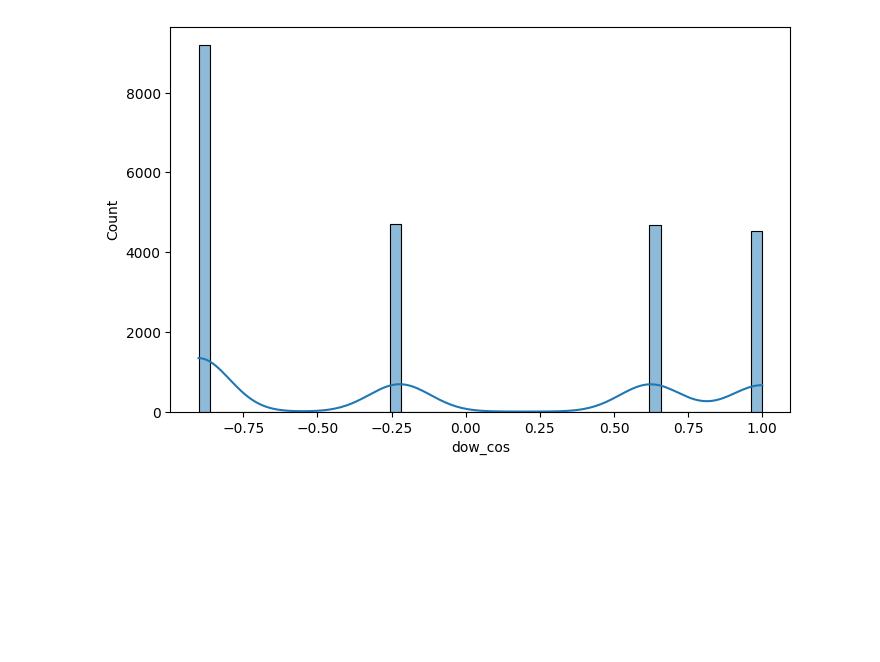
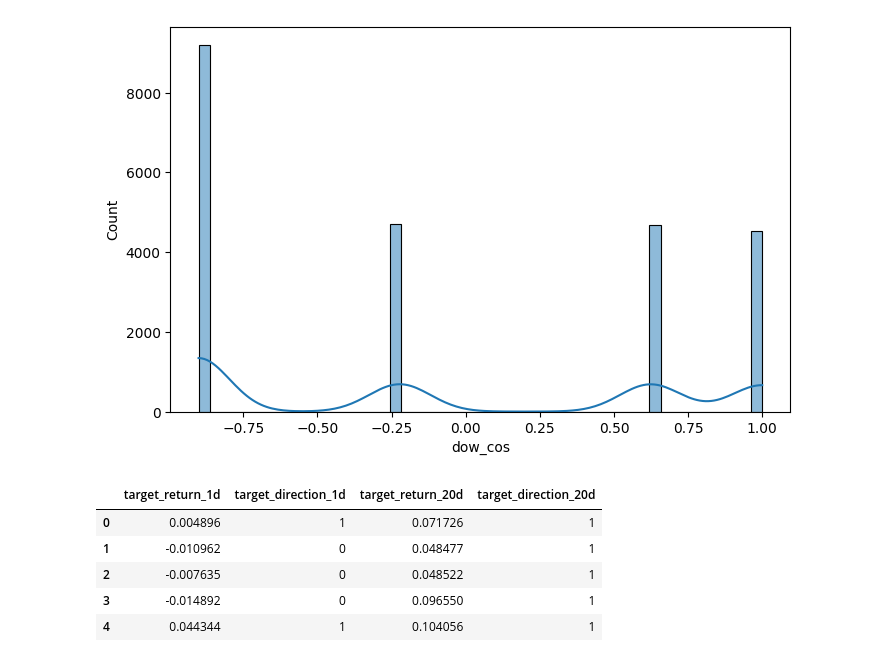
Before and after one commit to Dlzxn/FINAM_FORECAST, a Jupyter notebook: notebook/fin_analytic.ipynb, the cells around one changed output. Saved outputs shown, nothing was run; the diff lists cells and outputs as text; code cells hidden in the pictures; blank space fills up the shorter version.

```diff
--- a/notebook/fin_analytic.ipynb
+++ b/notebook/fin_analytic.ipynb
@@ -320 +322,10 @@ for i, item in enumerate(data_out.columns):
 data_out.to_csv('../src/data/raw/participants/new_train_candles.csv')
+# %%
+targets.head()
+# %% [output]
+|  | target_return_1d | target_direction_1d | target_return_20d | target_direction_20d |
+| 0 | 0.004896 | 1 | 0.071726 | 1 |
+| 1 | -0.010962 | 0 | 0.048477 | 1 |
+| 2 | -0.007635 | 0 | 0.048522 | 1 |
+| 3 | -0.014892 | 0 | 0.096550 | 1 |
+| 4 | 0.044344 | 1 | 0.104056 | 1 |
```
Also changed, not shown: parts of 1 cell of this notebook, 5 other files.
